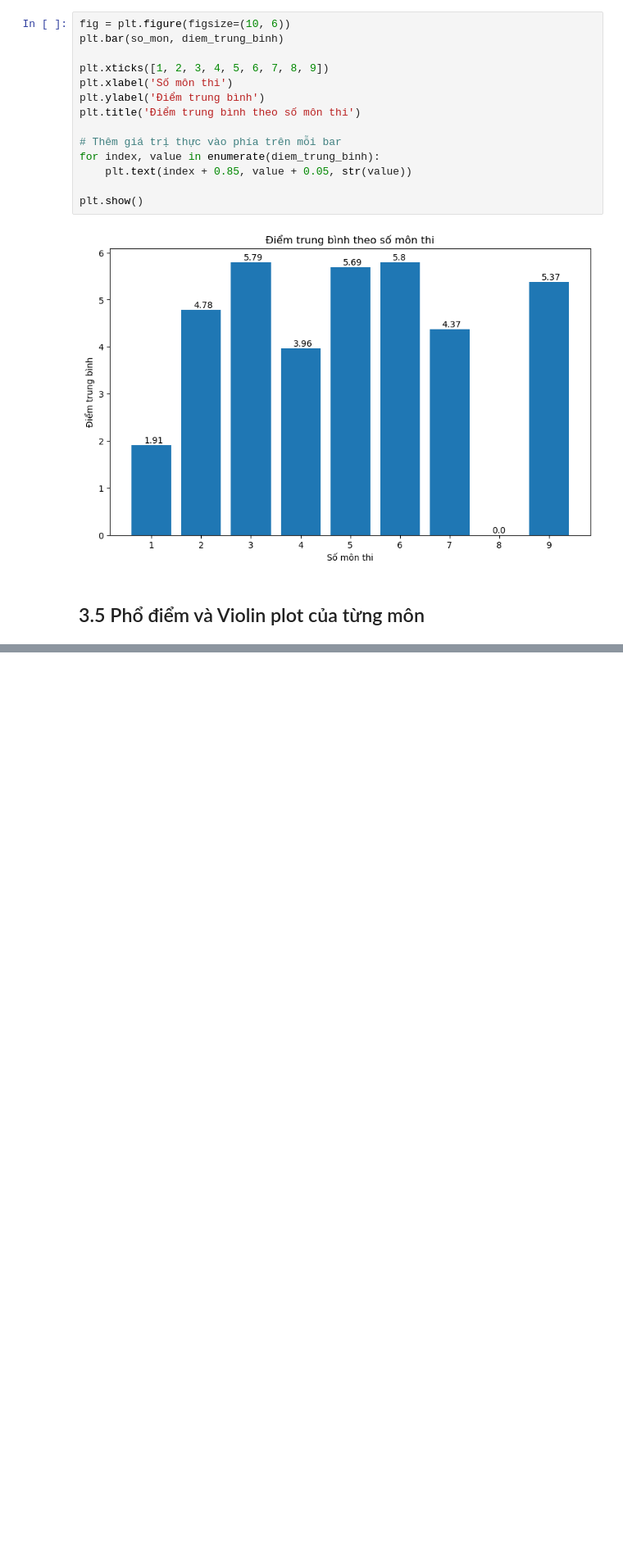
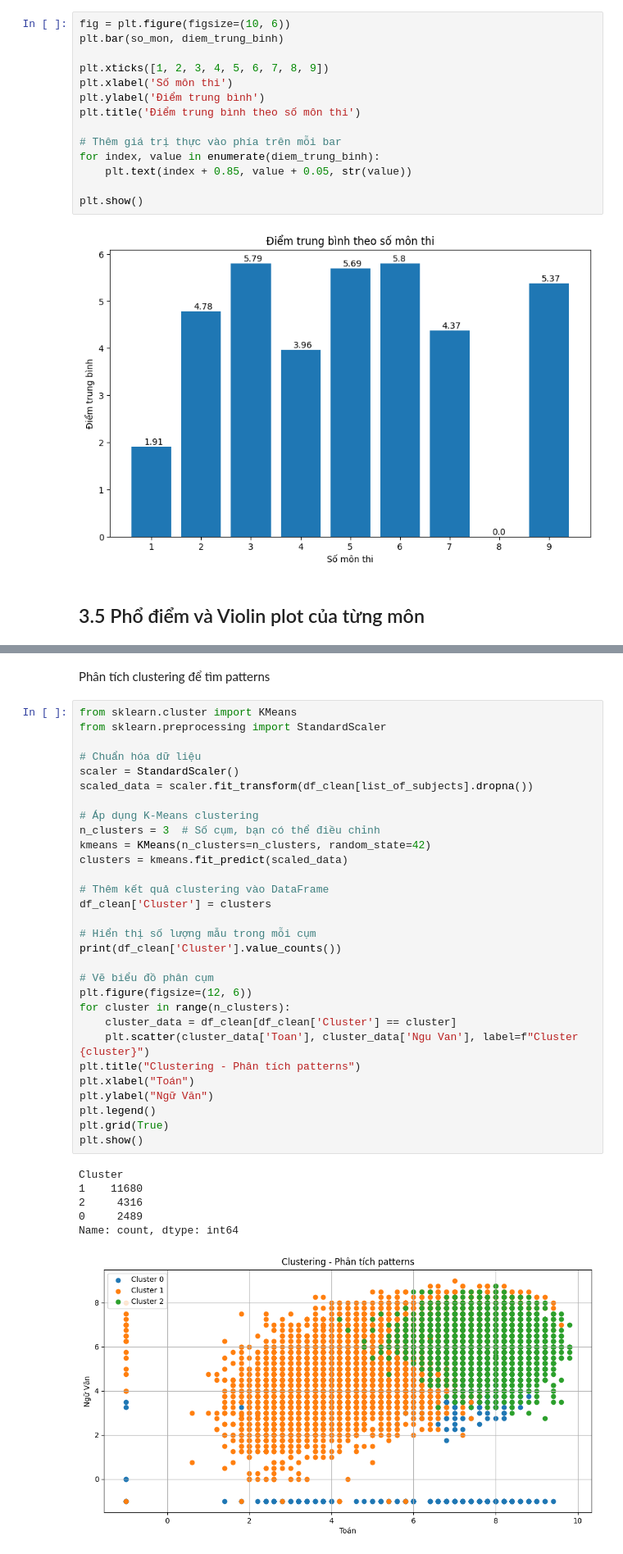
Before and after one commit to KietChauu/THPTQG_source_analysis, a Jupyter notebook: data.ipynb, the cells around one changed output, grey strips where cells are left out. Shown at 82% size. Cells and saved outputs as stored; diff of their text form; blank space fills up the shorter version.

```diff
--- a/data.ipynb
+++ b/data.ipynb
@@ -772,0 +494,39 @@ plt.show()
+# %% [markdown]
+Phân tích clustering để tìm patterns
+# %%
+from sklearn.cluster import KMeans
+from sklearn.preprocessing import StandardScaler
+
+# Chuẩn hóa dữ liệu
+scaler = StandardScaler()
+scaled_data = scaler.fit_transform(df_clean[list_of_subjects].dropna())
+
+# Áp dụng K-Means clustering
+n_clusters = 3  # Số cụm, bạn có thể điều chỉnh
+kmeans = KMeans(n_clusters=n_clusters, random_state=42)
+clusters = kmeans.fit_predict(scaled_data)
+
+# Thêm kết quả clustering vào DataFrame
+df_clean['Cluster'] = clusters
+
+# Hiển thị số lượng mẫu trong mỗi cụm
+print(df_clean['Cluster'].value_counts())
+
+# Vẽ biểu đồ phân cụm
+plt.figure(figsize=(12, 6))
+for cluster in range(n_clusters):
+    cluster_data = df_clean[df_clean['Cluster'] == cluster]
+    plt.scatter(cluster_data['Toan'], cluster_data['Ngu Van'], label=f"Cluster {cluster}")
+plt.title("Clustering - Phân tích patterns")
+plt.xlabel("Toán")
+plt.ylabel("Ngữ Văn")
+plt.legend()
+plt.grid(True)
+plt.show()
+# %% [output]
+Cluster
+1    11680
+2     4316
+0     2489
+Name: count, dtype: int64
+[figure, added]
```
Also changed, not shown: parts of 41 cells of this notebook.
